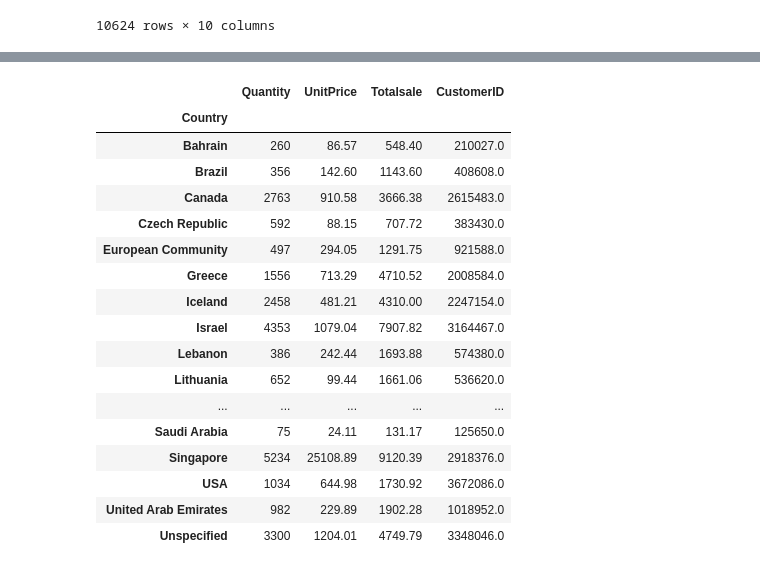
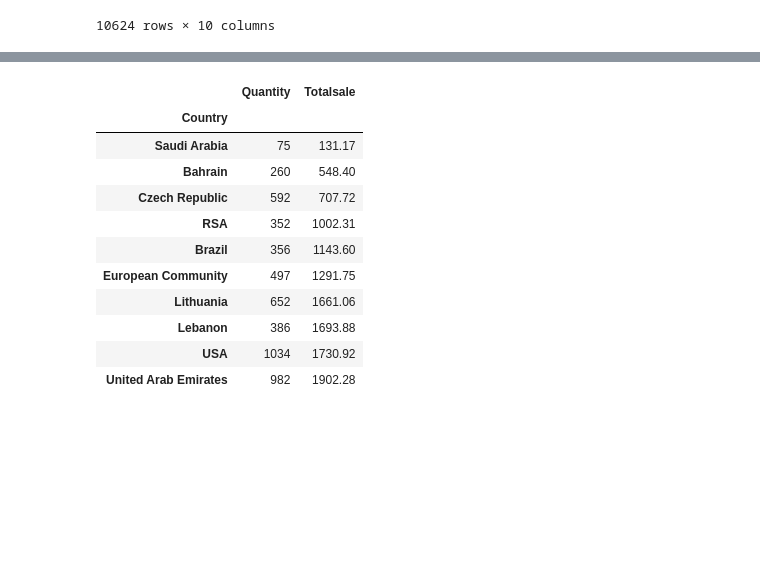
Before and after one commit to singhamit8467/Python, a Jupyter notebook: EDA - Retail Data.ipynb, the cells around one changed output, grey strips where cells are left out. Cells and saved outputs as stored; diff of their text form; code cells hidden in the pictures; blank space fills up the shorter version.

Commit message:
Python - Exploratory Data Analysis
Groupby, Rank, Summary Table, Pandas.

```diff
--- a/EDA - Retail Data.ipynb
+++ b/EDA - Retail Data.ipynb
@@ -76,5 +76,5 @@ x.query('Quantity < 0')
 | 541717 | C581569 | 09-12-2011 | 11:58:00 AM | 20979 | 36 PENCILS TUBE RED RETROSPOT | -5 | 1.25 | -6.25 | ... |
 10624 rows × 10 columns
 # %%
-# StockCode with Poor sales Numbers
-x.groupby(x['StockCode']).sum().query('Totalsale < 100')
+# Use Rank for Totalsales Decision Making
+x['Ranking']=x.groupby(['StockCode'])['Totalsale'].rank()
@@ -114,23 +144,17 @@ x.groupby(x['StockCode']).sum().query('Totalsale > 100')
 # %%
-# Weak TotalSale Countries
-x.groupby(x['Country']).sum().query('Totalsale < 10000')
+# Weak TotalSale Countries Bottom(10)
+x.groupby(x['Country']).sum().sort_values(['Totalsale'],ascending=True).drop(columns=['Ranking','CustomerID','UnitPrice']).head(10)
 # %% [output]
-|  | Quantity | UnitPrice | Totalsale | CustomerID |
-| Country |  |  |  |  |
-| Bahrain | 260 | 86.57 | 548.40 | 210027.0 |
-| Brazil | 356 | 142.60 | 1143.60 | 408608.0 |
-| Canada | 2763 | 910.58 | 3666.38 | 2615483.0 |
-| Czech Republic | 592 | 88.15 | 707.72 | 383430.0 |
-| European Community | 497 | 294.05 | 1291.75 | 921588.0 |
-| Greece | 1556 | 713.29 | 4710.52 | 2008584.0 |
-| Iceland | 2458 | 481.21 | 4310.00 | 2247154.0 |
-| Israel | 4353 | 1079.04 | 7907.82 | 3164467.0 |
-| Lebanon | 386 | 242.44 | 1693.88 | 574380.0 |
-| Lithuania | 652 | 99.44 | 1661.06 | 536620.0 |
-| ... | ... | ... | ... | ... |
-| Saudi Arabia | 75 | 24.11 | 131.17 | 125650.0 |
-| Singapore | 5234 | 25108.89 | 9120.39 | 2918376.0 |
-| USA | 1034 | 644.98 | 1730.92 | 3672086.0 |
-| United Arab Emirates | 982 | 229.89 | 1902.28 | 1018952.0 |
-| Unspecified | 3300 | 1204.01 | 4749.79 | 3348046.0 |
+|  | Quantity | Totalsale |
+| Country |  |  |
+| Saudi Arabia | 75 | 131.17 |
+| Bahrain | 260 | 548.40 |
+| Czech Republic | 592 | 707.72 |
+| RSA | 352 | 1002.31 |
+| Brazil | 356 | 1143.60 |
+| European Community | 497 | 1291.75 |
+| Lithuania | 652 | 1661.06 |
+| Lebanon | 386 | 1693.88 |
+| USA | 1034 | 1730.92 |
+| United Arab Emirates | 982 | 1902.28 |
 # %%
```
Also changed, not shown: parts of 6 cells of this notebook.
